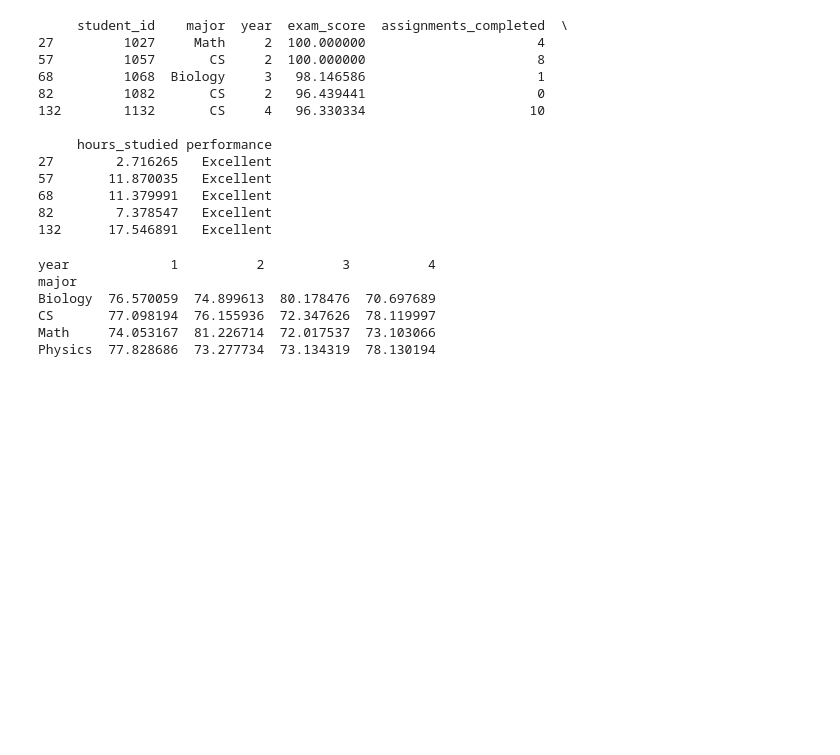
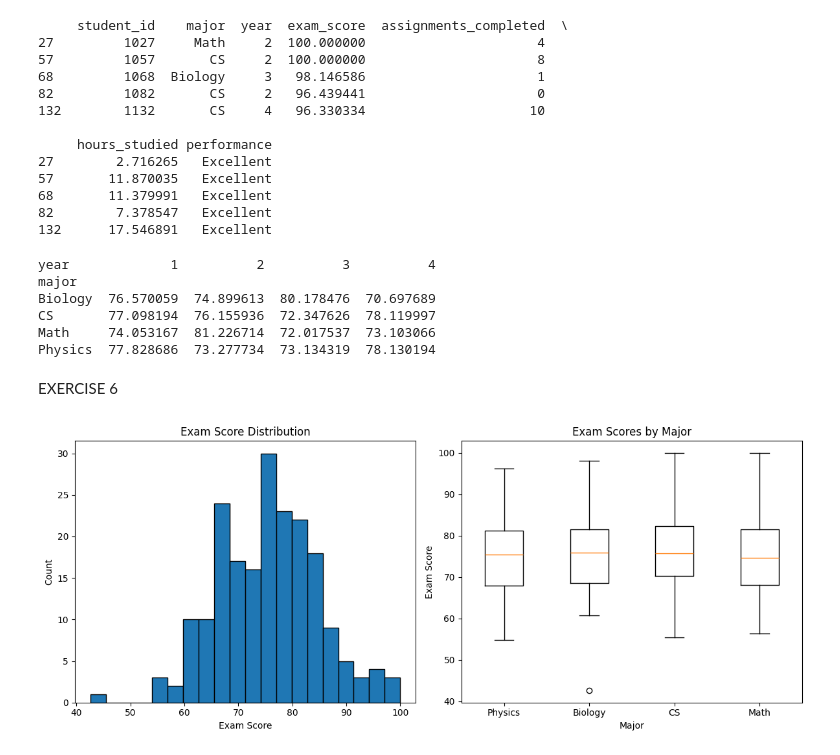
Before and after one commit to Karen-Kwatia/ai-course-lab0, a Jupyter notebook: Exercise_5.ipynb, the cells around one changed output. Saved outputs shown, nothing was run; the diff lists cells and outputs as text; code cells hidden in the pictures; blank space fills up the shorter version.

```diff
--- a/Exercise_5.ipynb
+++ b/Exercise_5.ipynb
@@ -196,3 +196,5 @@ Biology  76.570059  74.899613  80.178476  70.697689
 CS       77.098194  76.155936  72.347626  78.119997
 Math     74.053167  81.226714  72.017537  73.103066
 Physics  77.828686  73.277734  73.134319  78.130194
+# %% [markdown]
+EXERCISE 6
@@ -198,0 +204,21 @@ Physics  77.828686  73.277734  73.134319  78.130194
+# %%
+#Task 1-
+#FIRST TODO-Create a figure with 2 subplots side by side
+fig, (histogram, box_plot) = plt.subplots(1, 2, figsize=(12, 5))
+
+histogram.hist(df['exam_score'].dropna(), bins=20, edgecolor='black')
+histogram.set_title('Exam Score Distribution')
+histogram.set_xlabel('Exam Score')
+histogram.set_ylabel('Count')
+
+majors = df['major'].unique()
+data_by_major = [df[df['major'] == m]['exam_score'].dropna() for m in majors]
+box_plot.boxplot(data_by_major, labels=majors)
+box_plot.set_title('Exam Scores by Major')
+box_plot.set_xlabel('Major')
+box_plot.set_ylabel('Exam Score')
+
+plt.tight_layout()
+plt.show()
+# %% [output]
+[figure, added]
```
Also changed, not shown: parts of 14 cells of this notebook.
